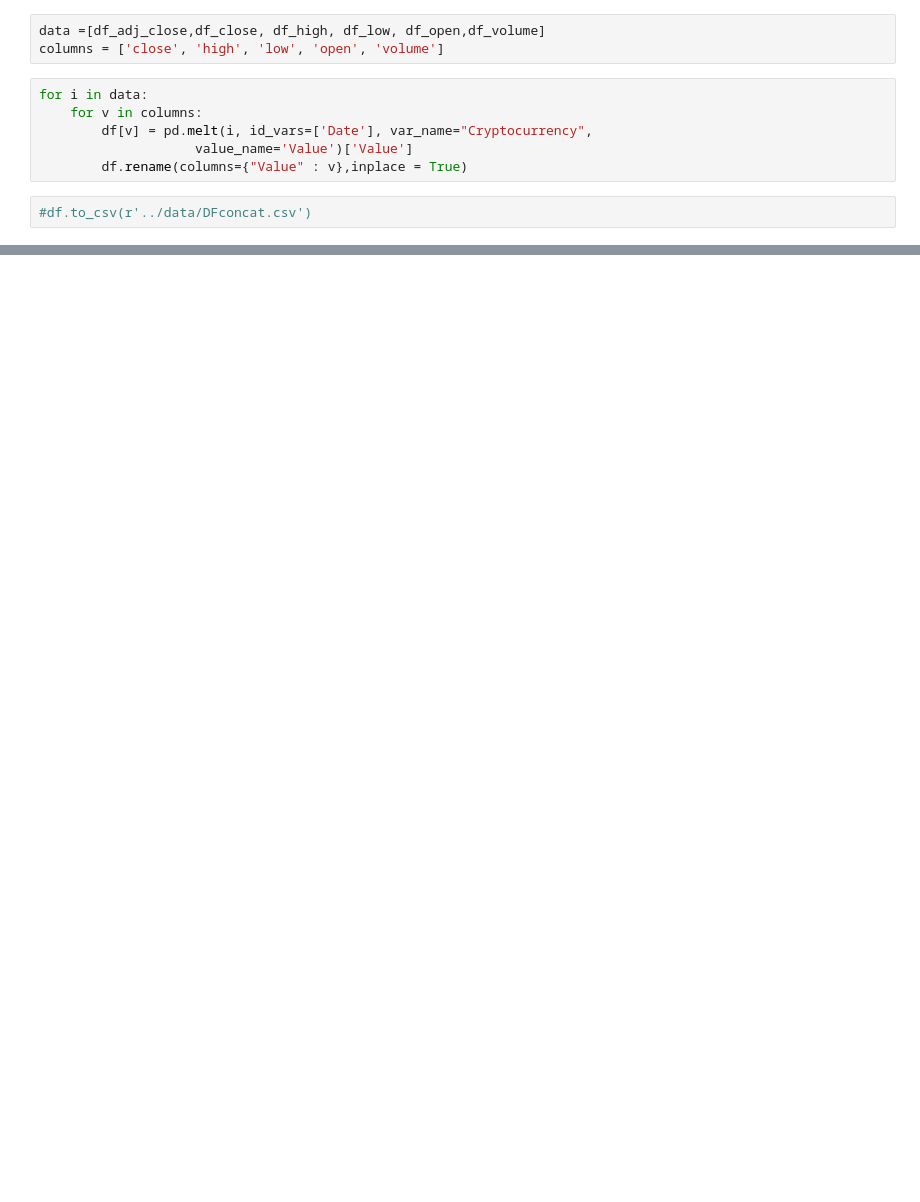
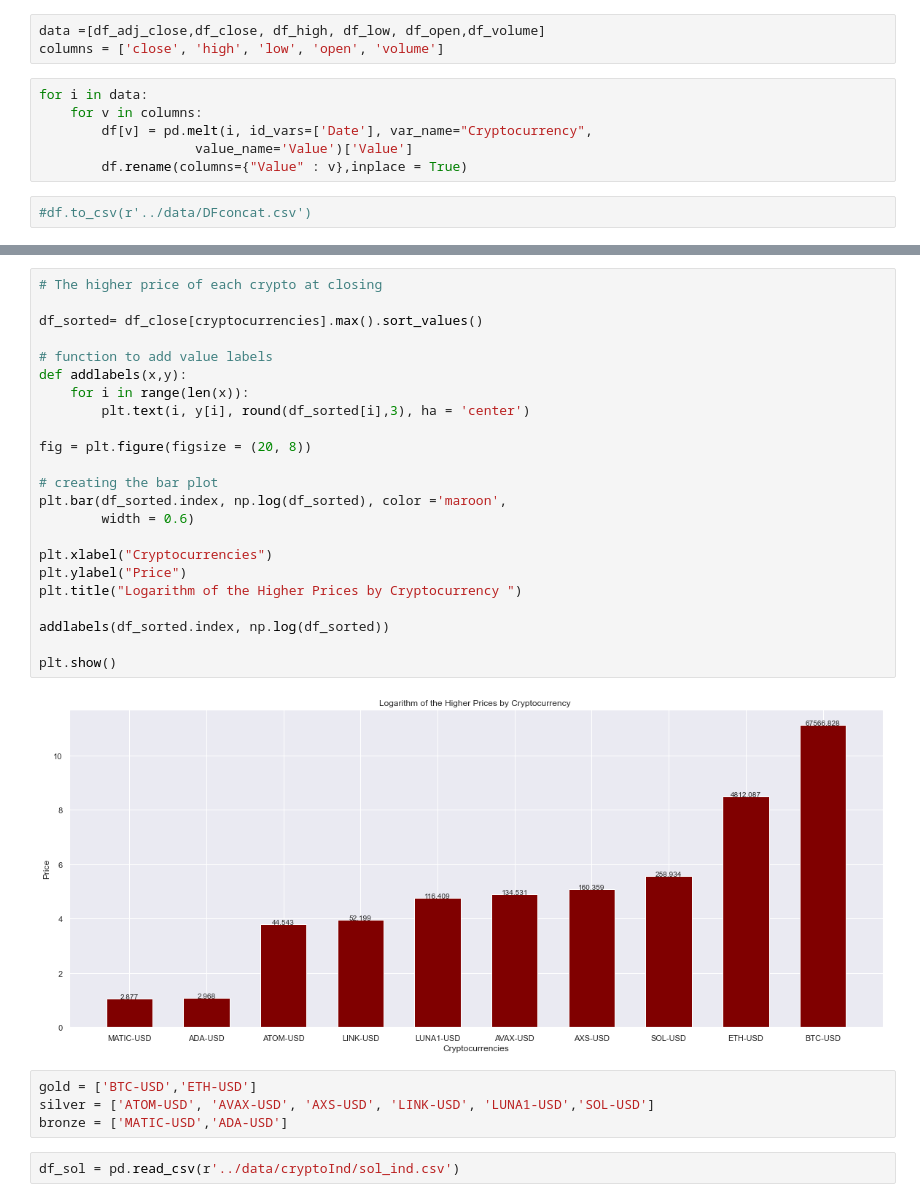
Before and after one commit to diogobulhosa/BC4, a Jupyter notebook: notebooks/NB_Mafalda.ipynb, the cells around one changed output, grey strips where cells are left out. Cells and saved outputs as stored; diff of their text form; blank space fills up the shorter version.

```diff
--- a/notebooks/NB_Mafalda.ipynb
+++ b/notebooks/NB_Mafalda.ipynb
@@ -64,0 +83,31 @@ df['ranknow'] =
+# %%
+# The higher price of each crypto at closing
+
+df_sorted= df_close[cryptocurrencies].max().sort_values()
+
+# function to add value labels
+def addlabels(x,y):
+    for i in range(len(x)):
+        plt.text(i, y[i], round(df_sorted[i],3), ha = 'center')
+
+fig = plt.figure(figsize = (20, 8))
+
+# creating the bar plot
+plt.bar(df_sorted.index, np.log(df_sorted), color ='maroon',
+        width = 0.6)
+
+plt.xlabel("Cryptocurrencies")
+plt.ylabel("Price")
+plt.title("Logarithm of the Higher Prices by Cryptocurrency ")
+
+addlabels(df_sorted.index, np.log(df_sorted))
+
+plt.show()
+# %% [output]
+[figure, added]
+# %%
+gold = ['BTC-USD','ETH-USD']
+silver = ['ATOM-USD', 'AVAX-USD', 'AXS-USD', 'LINK-USD', 'LUNA1-USD','SOL-USD']
+bronze = ['MATIC-USD','ADA-USD']
+# %%
+df_sol = pd.read_csv(r'../data/cryptoInd/sol_ind.csv')
```
Also changed, not shown: parts of 36 cells of this notebook.
